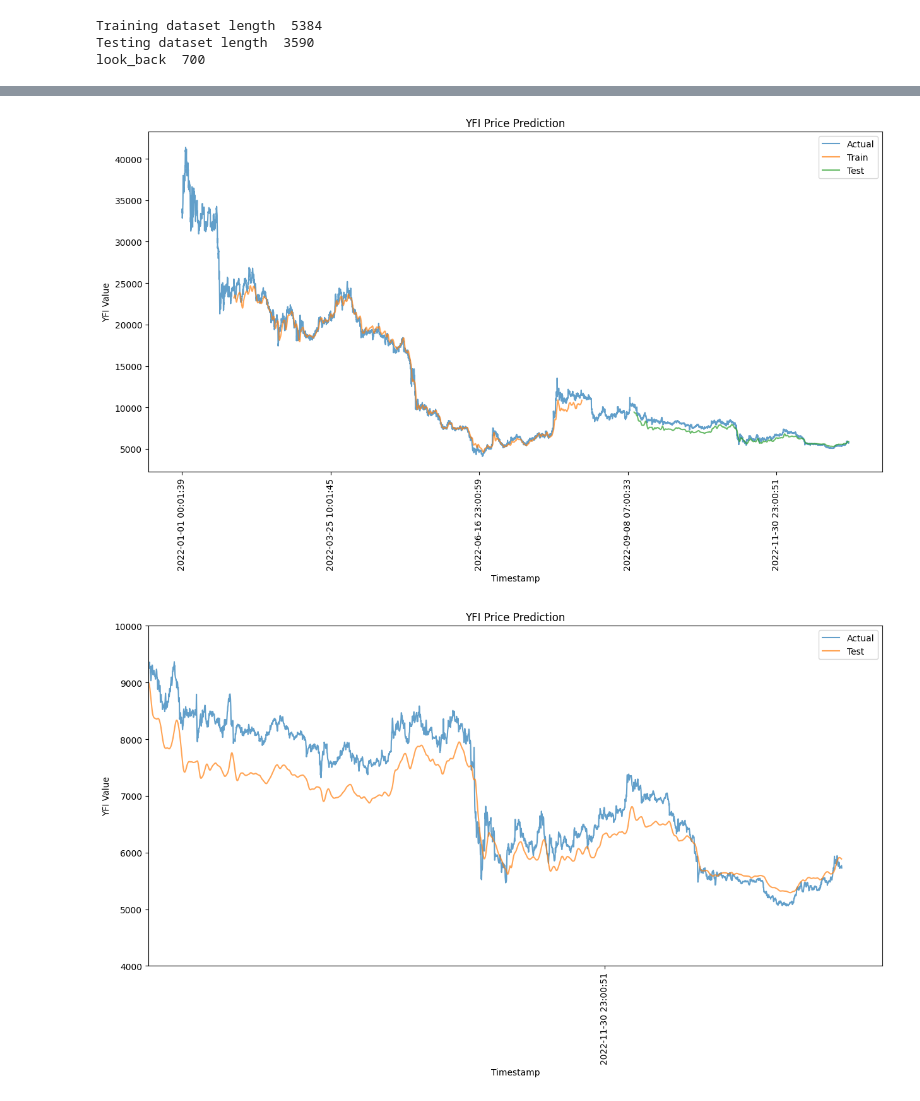
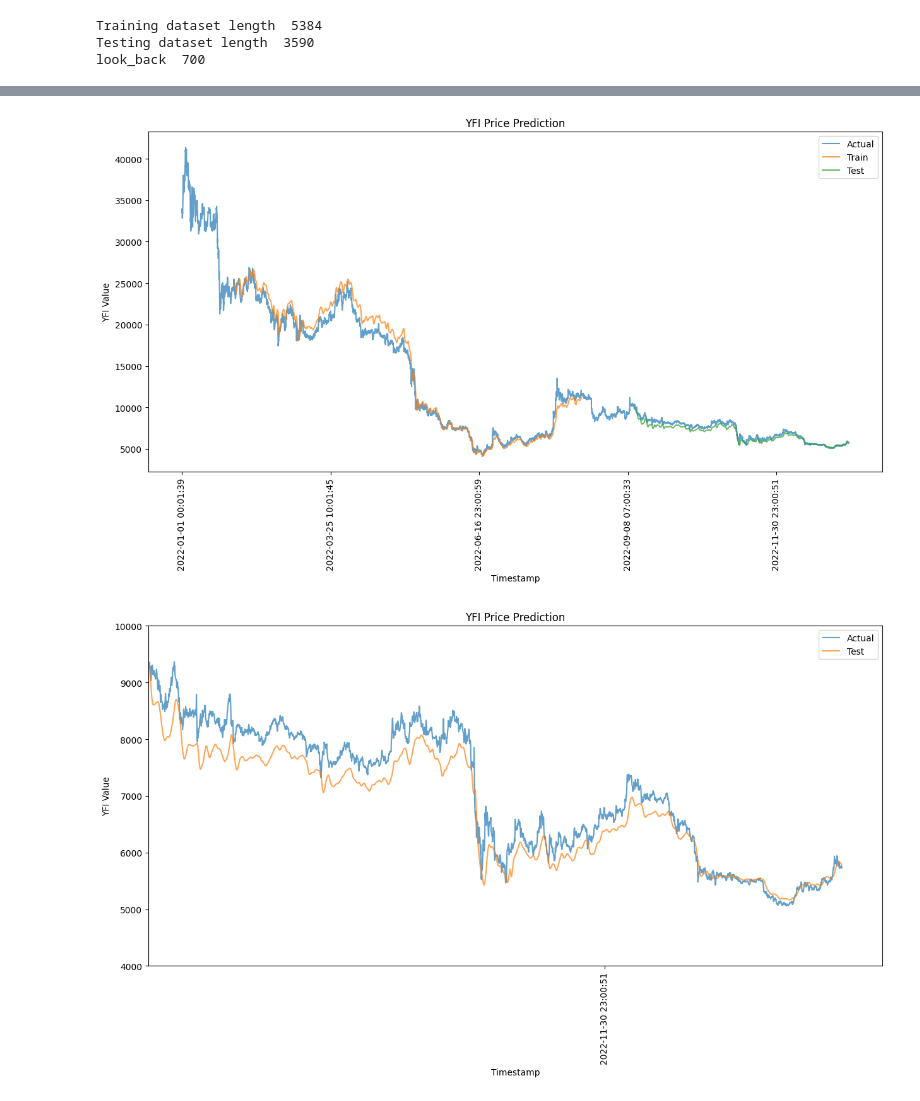
Before and after one commit to santi1234567/altcoin-LSTM-prediction, a Jupyter notebook: create_model.ipynb, the cells around one changed output, grey strips where cells are left out. Drawn from its saved outputs; the diff is of its cells as text; code cells hidden in the pictures.

```diff
--- a/create_model.ipynb
+++ b/create_model.ipynb
@@ -52,7 +56,7 @@ Number of features 6
 expr_name = 'expr_1'
 look_back = 700
 lstm_layers = 32*2
-epochs=20
+epochs=26
 batch_size=int(128)
 # %%
 train_size_percent = 0.6
@@ -187,36 +281,36 @@ time_df['Actual'] = scaler.inverse_transform(dataset)[:,pred_col]
 df1 = pd.DataFrame(trainPredictPlot[:,pred_col],columns=['Train'])
 df2 = pd.DataFrame(testPredictPlot[:,pred_col],columns=['Test'])
 time_df2 = pd.concat([time_df, df1, df2], axis=1, sort=False)
 time_df2.set_index('timestamp',inplace=True)
 
 # plot the output
 fig, ax = plt.subplots(figsize=(15,7))
 time_df2.plot(ax=ax,rot=90,alpha=0.7)
 plt.xlabel('Timestamp')
 plt.ylabel('YFI Value')
 plt.title('YFI Price Prediction')
 plt.savefig('./results/'+expr_name + '.png',bbox_inches = "tight")
 
 
 time_df['Actual'] = scaler.inverse_transform(dataset)[:,pred_col]
 df2 = pd.DataFrame(testPredictPlot[:,pred_col],columns=['Test'])
 time_df2 = pd.concat([time_df,df2], axis=1, sort=False)
 time_df2.set_index('timestamp',inplace=True)
 first_test_point = df2.first_valid_index()
 # plot the output
 fig2, ax2 = plt.subplots(figsize=(15,7))
 time_df2.plot(ax=ax2,rot=90,alpha=0.7)
 left, right = plt.xlim()
 plt.xlabel('Timestamp')
 plt.ylabel('YFI Value')
-plt.xlim(0.65*right,0.97*right)
+plt.xlim(0.63*right,0.97*right)
 plt.ylim(4000,10000)
 
 plt.title('YFI Price Prediction')
 plt.savefig('./results/'+expr_name+'_zoom' + '.png',bbox_inches = "tight")
 # %% [output]
-[figure, old version]
+[figure, new version]
-[figure, old version]
+[figure, new version]
 # %%
 import winsound
 duration = 3000  # milliseconds
```
Also changed, not shown: parts of 9 cells of this notebook.
